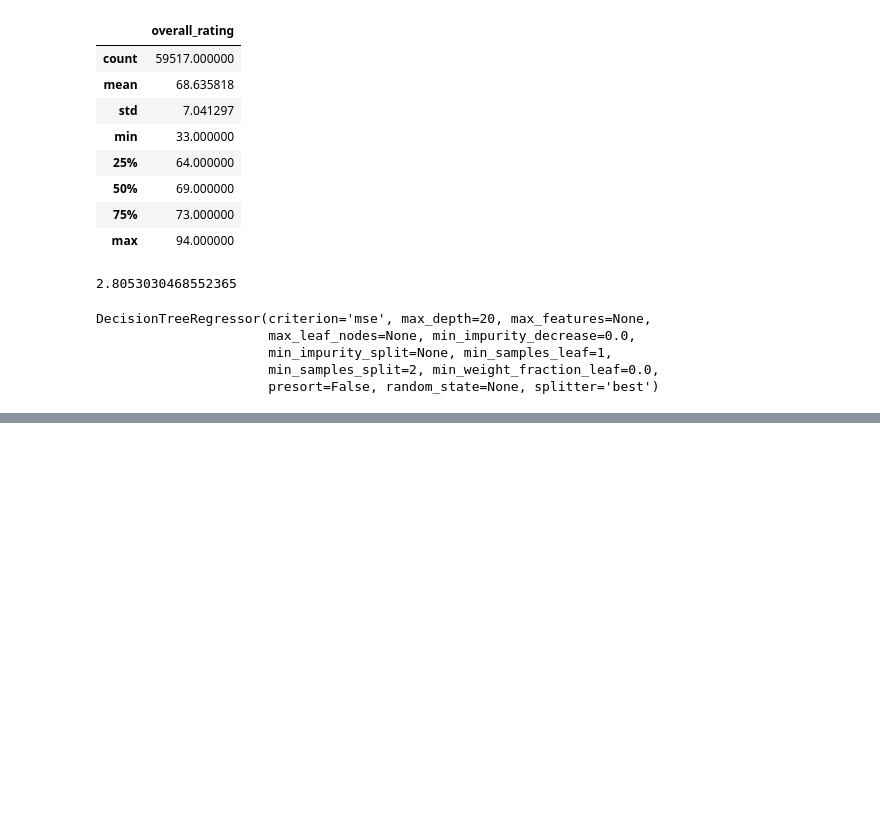
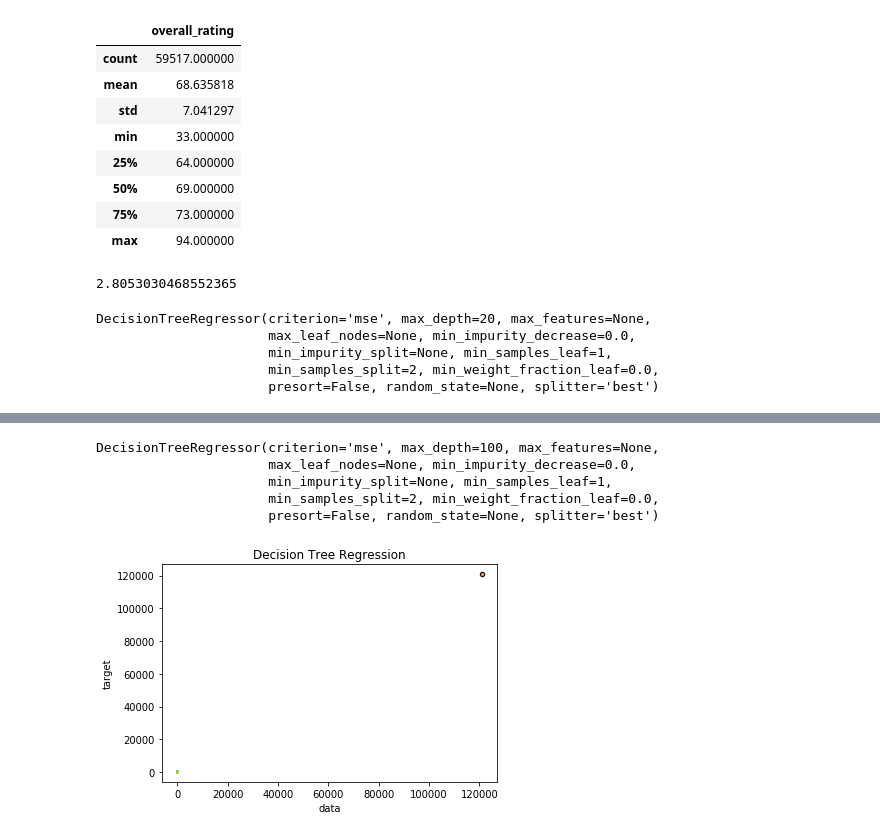
Before and after one commit to DanielBradaschia/FEUP-IART, a Jupyter notebook: P2/src/PredictOverallScoreofPlayer.ipynb, the cells around one changed output, grey strips where cells are left out. Saved outputs shown, nothing was run; the diff lists cells and outputs as text; code cells hidden in the pictures; blank space fills up the shorter version.

Commit message:
Try to Plot

```diff
--- a/P2/src/PredictOverallScoreofPlayer.ipynb
+++ b/P2/src/PredictOverallScoreofPlayer.ipynb
@@ -145,0 +146,27 @@ print(RMSE)
+# %%
+regr_1 = DecisionTreeRegressor(max_depth=20)
+regr_1.fit(X_train, Y_train)
+regr_2 = DecisionTreeRegressor(max_depth=100)
+regr_2.fit(X_train, Y_train)
+# %% [output]
+DecisionTreeRegressor(criterion='mse', max_depth=100, max_features=None,
+                      max_leaf_nodes=None, min_impurity_decrease=0.0,
+                      min_impurity_split=None, min_samples_leaf=1,
+                      min_samples_split=2, min_weight_fraction_leaf=0.0,
+                      presort=False, random_state=None, splitter='best')
+# %%
+y_1 = regr_1.predict(X_test)
+y_2 = regr_2.predict(X_test)
+# %%
+plt.figure()
+plt.scatter(len(X_train), len(Y_train), s=20, edgecolor="black",
+            c="darkorange", label="data")
+plt.plot(X_test, y_1, color="cornflowerblue",
+         label="max_depth=20", linewidth=2)
+plt.plot(X_test, y_2, color="yellowgreen", label="max_depth=100", linewidth=2)
+plt.xlabel("data")
+plt.ylabel("target")
+plt.title("Decision Tree Regression")
+plt.show()
+# %% [output]
+[figure, added]
```
Also changed, not shown: parts of 6 cells of this notebook, 1 other file.
